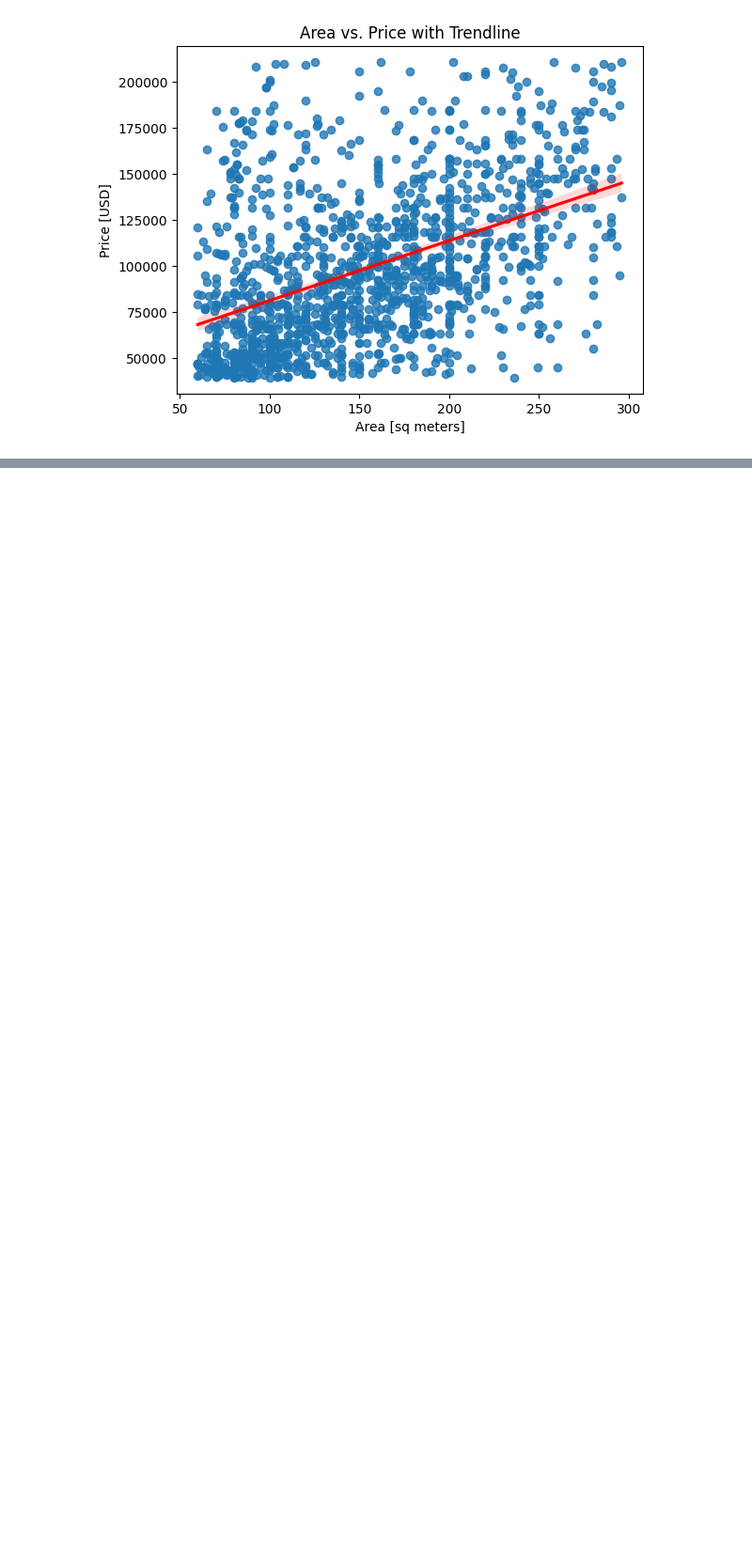
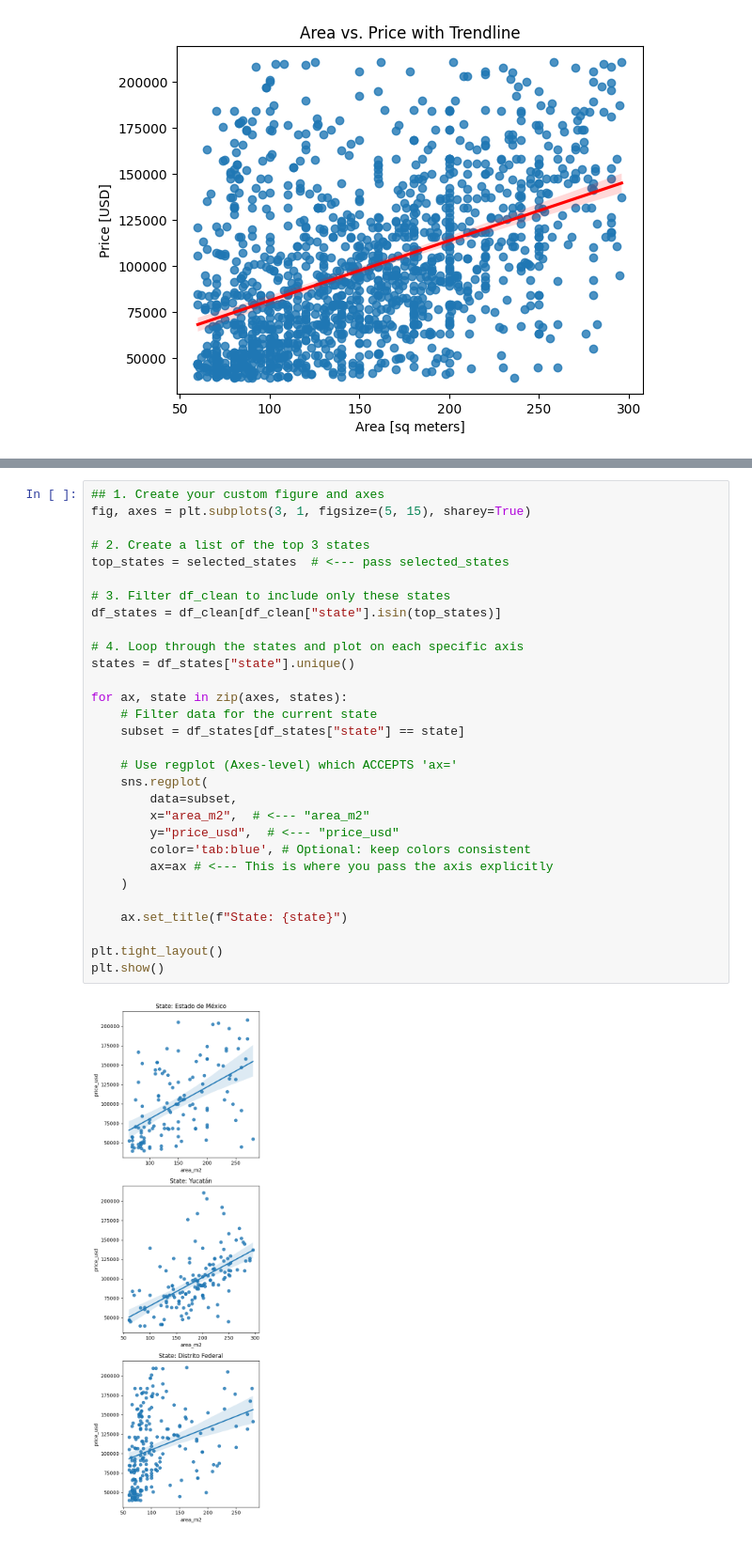
Before and after one commit to green001-fullstack/hands-on-real-estate-ml, a Jupyter notebook: project2.ipynb, the cells around one changed output, grey strips where cells are left out. Shown at 94% size. Drawn from its saved outputs; the diff is of its cells as text; blank space fills up the shorter version.

```diff
--- a/project2.ipynb
+++ b/project2.ipynb
@@ -156,0 +182,32 @@ plt.show()
+# %%
+## 1. Create your custom figure and axes
+fig, axes = plt.subplots(3, 1, figsize=(5, 15), sharey=True)
+
+# 2. Create a list of the top 3 states
+top_states = selected_states  # <--- pass selected_states
+
+# 3. Filter df_clean to include only these states
+df_states = df_clean[df_clean["state"].isin(top_states)]
+
+# 4. Loop through the states and plot on each specific axis
+states = df_states["state"].unique()
+
+for ax, state in zip(axes, states):
+    # Filter data for the current state
+    subset = df_states[df_states["state"] == state]
+
+    # Use regplot (Axes-level) which ACCEPTS 'ax='
+    sns.regplot(
+        data=subset,
+        x="area_m2",  # <--- "area_m2"
+        y="price_usd",  # <--- "price_usd"
+        color='tab:blue', # Optional: keep colors consistent
+        ax=ax # <--- This is where you pass the axis explicitly
+    )
+
+    ax.set_title(f"State: {state}")
+
+plt.tight_layout()
+plt.show()
+# %% [output]
+[figure, added]
```
Also changed, not shown: parts of 1 cell of this notebook.
